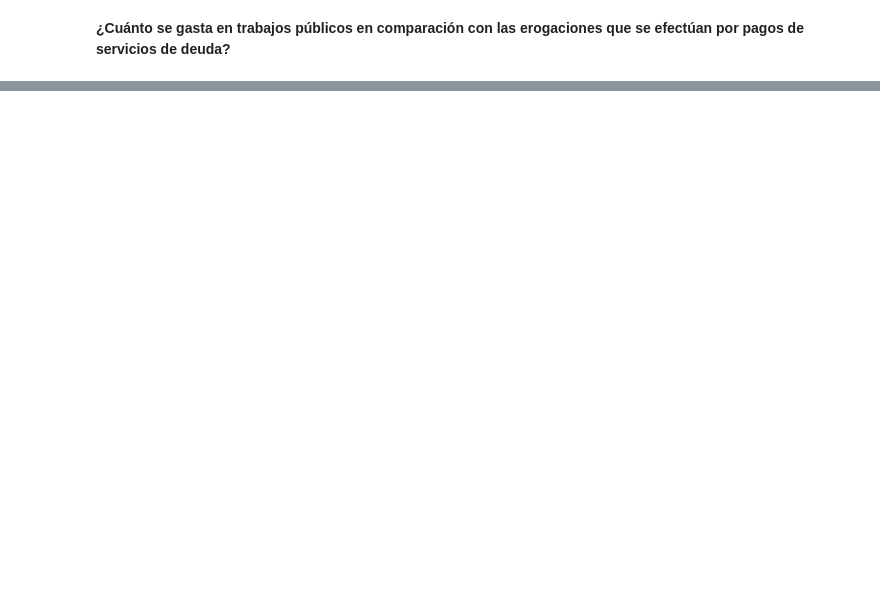
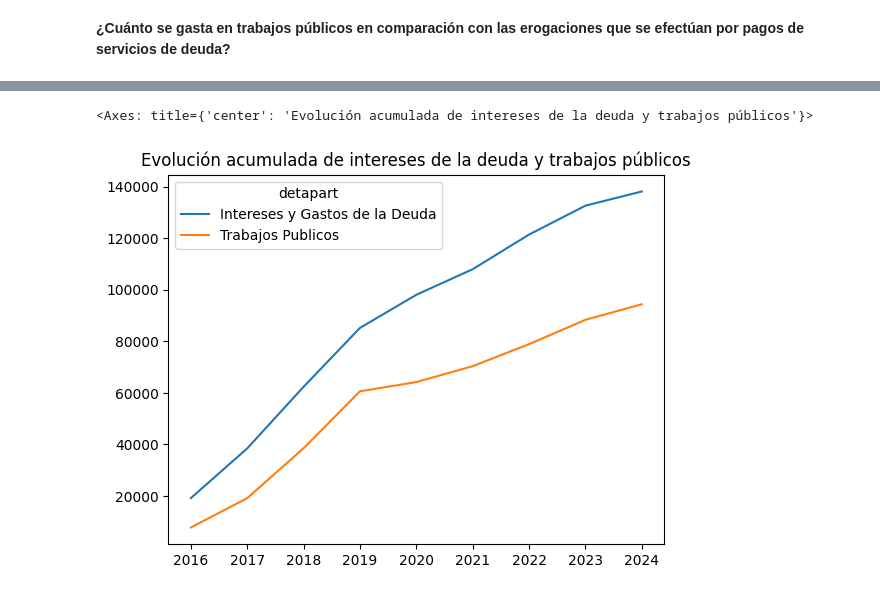
Before and after one commit to pabanib/CEFIM-Informes, a Jupyter notebook: PresupMendoza.ipynb, the cells around one changed output, grey strips where cells are left out. Saved outputs shown, nothing was run; the diff lists cells and outputs as text; code cells hidden in the pictures; blank space fills up the shorter version.

```diff
--- a/PresupMendoza.ipynb
+++ b/PresupMendoza.ipynb
@@ -303,0 +309,5 @@ fig.update_layout(annotations=[dict(x=0, y=-0.2, xref='paper', yref='paper', tex
+# %%
+presup_anual[['Intereses y Gastos de la Deuda','Trabajos Publicos']].loc[2016:].cumsum().plot(title= 'Evolución acumulada de intereses de la deuda y trabajos públicos')
+# %% [output]
+<Axes: title={'center': 'Evolución acumulada de intereses de la deuda y trabajos públicos'}>
+[figure, added]
```
Also changed, not shown: parts of 16 cells of this notebook.
